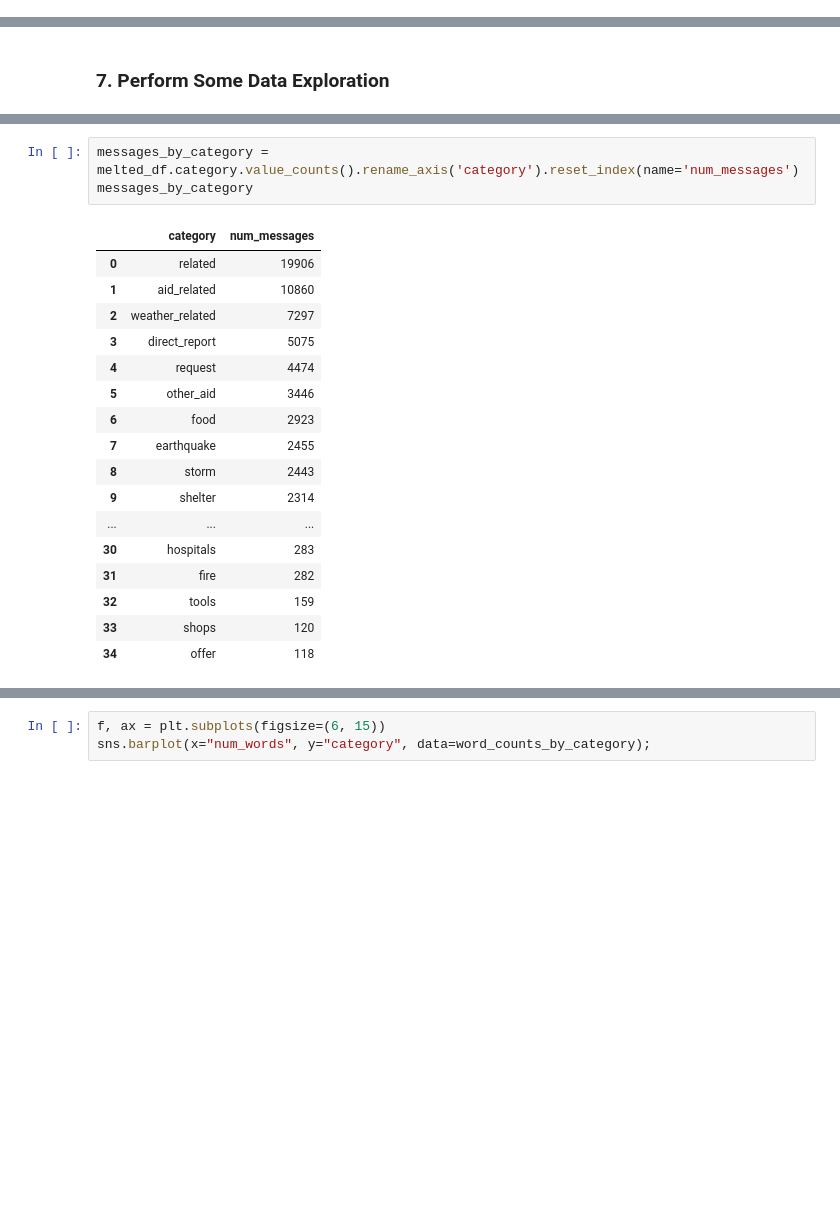
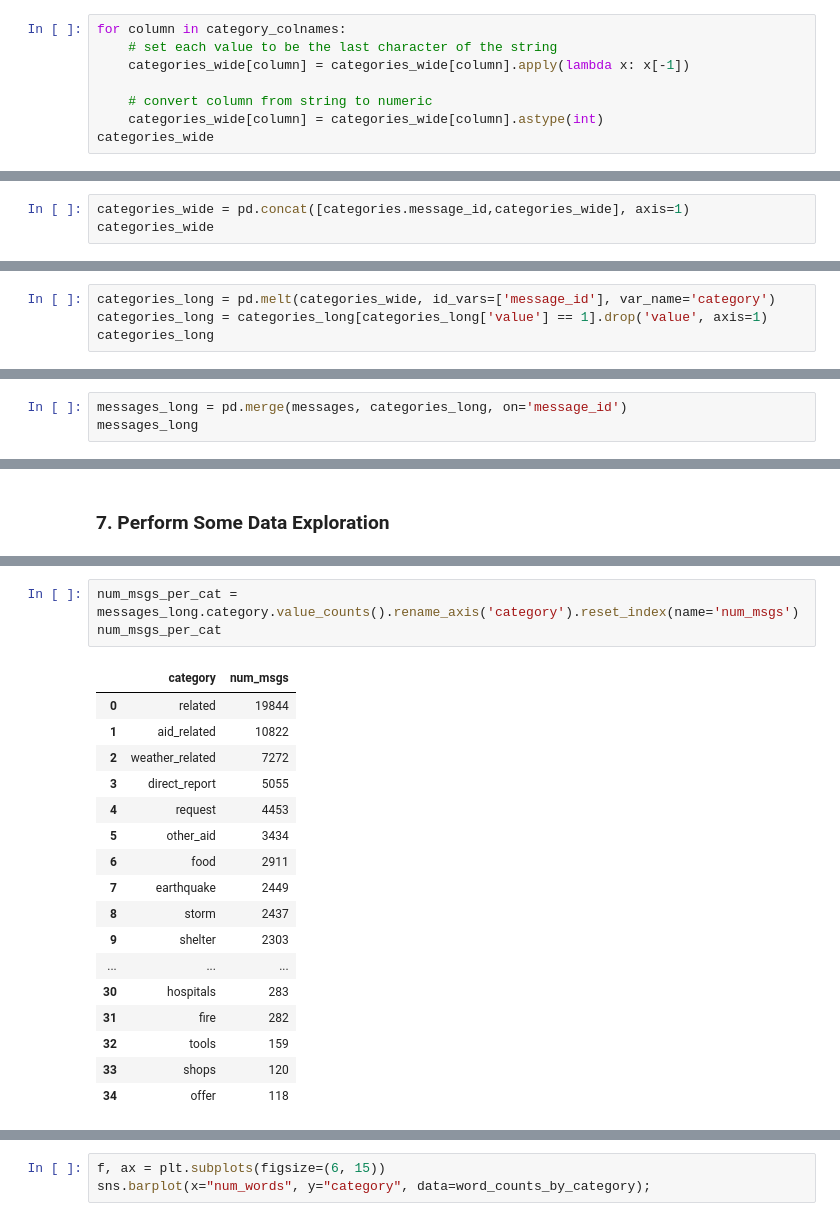
Before and after one commit to tarcisobraz/disaster-message-clf, a Jupyter notebook: data/ETL Pipeline Preparation.ipynb, the cells around one changed output, grey strips where cells are left out. Drawn from its saved outputs; the diff is of its cells as text; blank space fills up the shorter version.

```diff
--- a/data/ETL Pipeline Preparation.ipynb
+++ b/data/ETL Pipeline Preparation.ipynb
@@ -241,0 +219,8 @@ df[df.duplicated()]
+# %%
+for column in category_colnames:
+    # set each value to be the last character of the string
+    categories_wide[column] = categories_wide[column].apply(lambda x: x[-1])
+
+    # convert column from string to numeric
+    categories_wide[column] = categories_wide[column].astype(int)
+categories_wide
@@ -241,0 +243,3 @@ df[df.duplicated()]
+# %%
+categories_wide = pd.concat([categories.message_id,categories_wide], axis=1)
+categories_wide
@@ -241,0 +260,4 @@ df[df.duplicated()]
+# %%
+categories_long = pd.melt(categories_wide, id_vars=['message_id'], var_name='category')
+categories_long = categories_long[categories_long['value'] == 1].drop('value', axis=1)
+categories_long
@@ -241,0 +298,3 @@ df[df.duplicated()]
+# %%
+messages_long = pd.merge(messages, categories_long, on='message_id')
+messages_long
@@ -282,18 +323,18 @@ print(melted_df.shape)
 # %%
-messages_by_category = melted_df.category.value_counts().rename_axis('category').reset_index(name='num_messages')
-messages_by_category
+num_msgs_per_cat = messages_long.category.value_counts().rename_axis('category').reset_index(name='num_msgs')
+num_msgs_per_cat
 # %% [output]
-|  | category | num_messages |
-| 0 | related | 19906 |
-| 1 | aid_related | 10860 |
-| 2 | weather_related | 7297 |
-| 3 | direct_report | 5075 |
-| 4 | request | 4474 |
-| 5 | other_aid | 3446 |
-| 6 | food | 2923 |
-| 7 | earthquake | 2455 |
-| 8 | storm | 2443 |
-| 9 | shelter | 2314 |
+|  | category | num_msgs |
+| 0 | related | 19844 |
+| 1 | aid_related | 10822 |
+| 2 | weather_related | 7272 |
+| 3 | direct_report | 5055 |
+| 4 | request | 4453 |
+| 5 | other_aid | 3434 |
+| 6 | food | 2911 |
+| 7 | earthquake | 2449 |
+| 8 | storm | 2437 |
+| 9 | shelter | 2303 |
 | ... | ... | ... |
 | 30 | hospitals | 283 |
 | 31 | fire | 282 |
```
Also changed, not shown: parts of 54 cells of this notebook.
